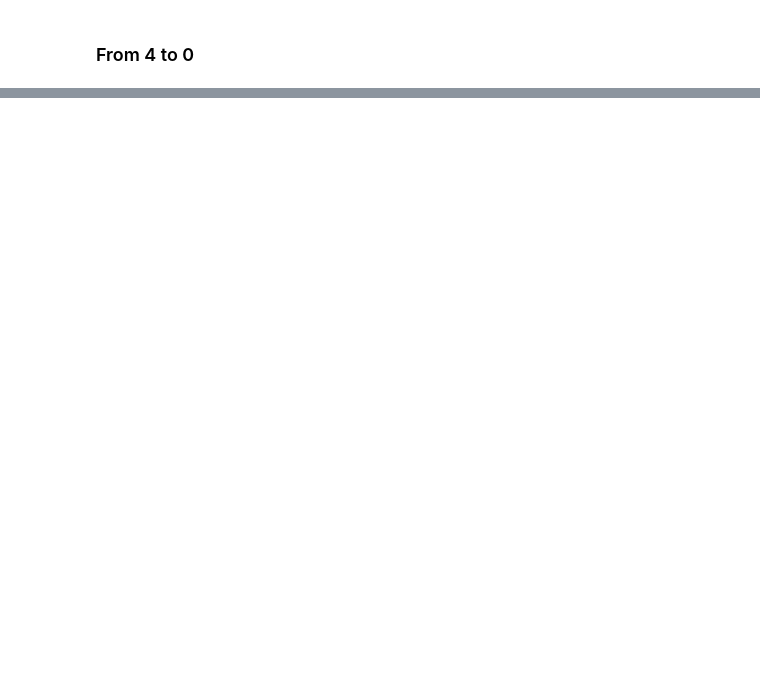
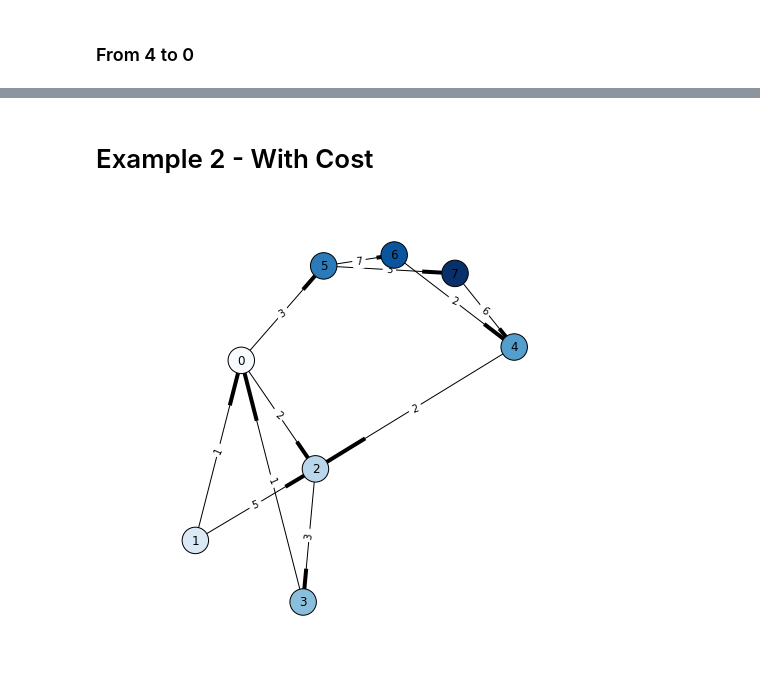
Before and after one commit to thiagolcks/dijkstra, a Jupyter notebook: Dijkstra.ipynb, the cells around one changed output, grey strips where cells are left out. Cells and saved outputs as stored; diff of their text form; code cells hidden in the pictures; blank space fills up the shorter version.

Commit message:
add example with cost

```diff
--- a/Dijkstra.ipynb
+++ b/Dijkstra.ipynb
@@ -162,0 +161,15 @@ GraphHelper.printGraph(input, dj.getBestPath(4, 0))
+# %% [markdown]
+# Example 2 - With Cost
+# %%
+input = [[0,0,2,0,0,3,0,0],
+        [1,0,5,0,0,0,0,0],
+        [0,0,0,3,0,0,0,0],
+        [1,0,0,0,0,0,0,0],
+        [0,0,2,0,0,0,0,0],
+        [0,0,0,0,0,0,7,3],
+        [0,0,0,0,2,0,0,0],
+        [0,0,0,0,6,0,0,0]]
+
+GraphHelper.printGraph(input)
+# %% [output]
+[figure, added]
```
Also changed, not shown: parts of 7 cells of this notebook.
